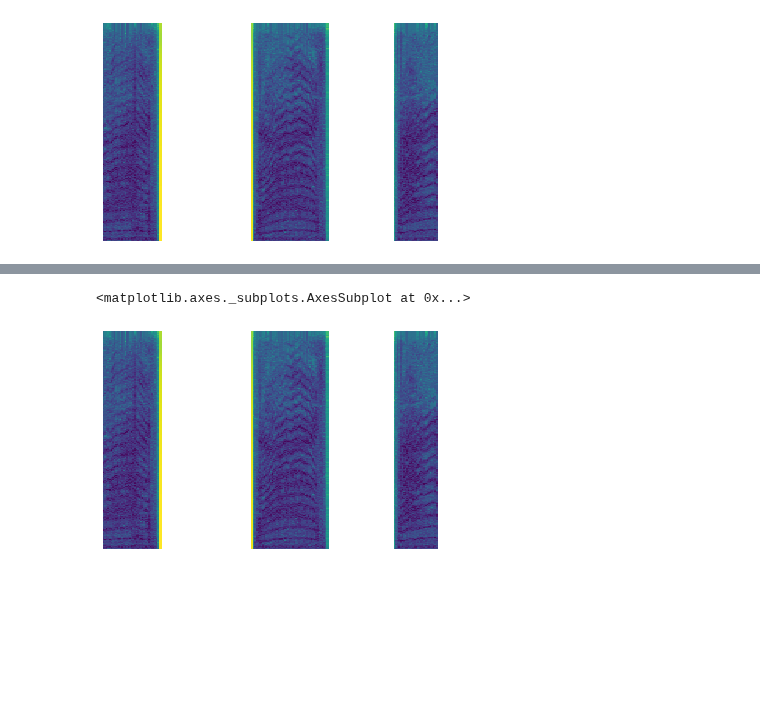
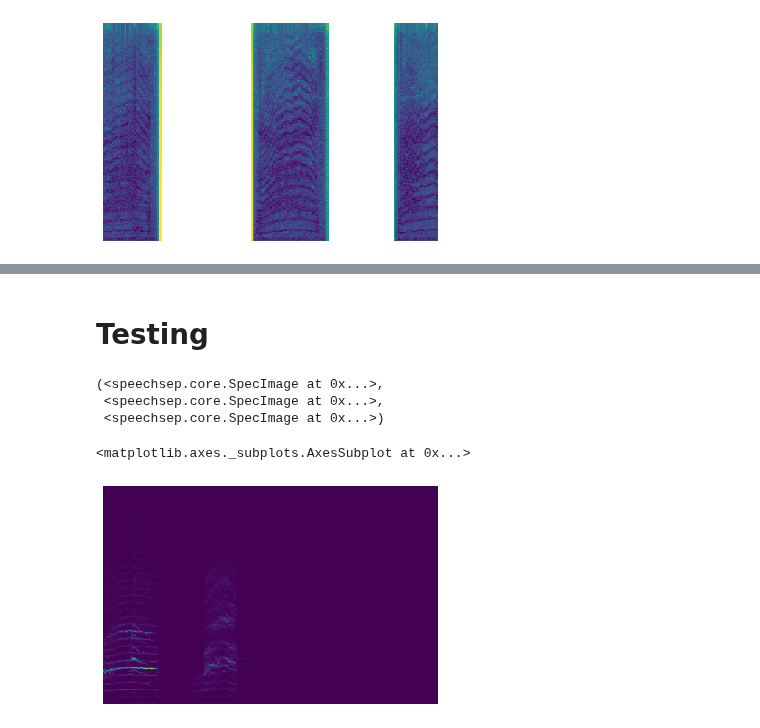
Before and after one commit to holyfiddlex/Speech-Separation, a Jupyter notebook: nbdev/06_Pipe.ipynb, the cells around one changed output, grey strips where cells are left out. Saved outputs shown, nothing was run; the diff lists cells and outputs as text; code cells hidden in the pictures; blank space fills up the shorter version.

```diff
--- a/nbdev/06_Pipe.ipynb
+++ b/nbdev/06_Pipe.ipynb
@@ -27,4 +26,4 @@ class SiamesePiar(Transform):
         othercls=self.clsmap[self.labels[i]] if random.random()>0.5 else self.idxs
         othercls=self.idxs
         otherit = random.choice(othercls)
-        return SiameseSpec(self.items[i], self.items[otherit])
+        return Tuple(self.items[i], self.items[otherit])
@@ -61,5 +63,23 @@ out[1][0].show()
+# %% [markdown]
+# Testing
+# %%
+def TestPipe(path):
+    items = get_audio_files(path)
+    sp = SiamesePiar(items, items.map(parent_label))
+    return Pipeline([sp, AudioMono.create, Resample(22050), Clip(5), Mixer, Spectify()])
+    #return Pipeline([sp, AudioMono.create, Resample(22050), Clip(5), Mixer, Spectify(), Decibelify(), Group()])
+# %%
+testPipe = TestPipe(fn)
+# %%
+out = testPipe(0)
+# %%
+out
+# %% [output]
+(<speechsep.core.SpecImage at 0x...>,
+ <speechsep.core.SpecImage at 0x...>,
+ <speechsep.core.SpecImage at 0x...>)
 # %%
-out[1][0].show()
+out[0].show()
 # %% [output]
 <matplotlib.axes._subplots.AxesSubplot at 0x...>
-[figure, old version]
+[figure, new version]
```
Also changed, not shown: parts of 10 cells of this notebook, 2 other files.
